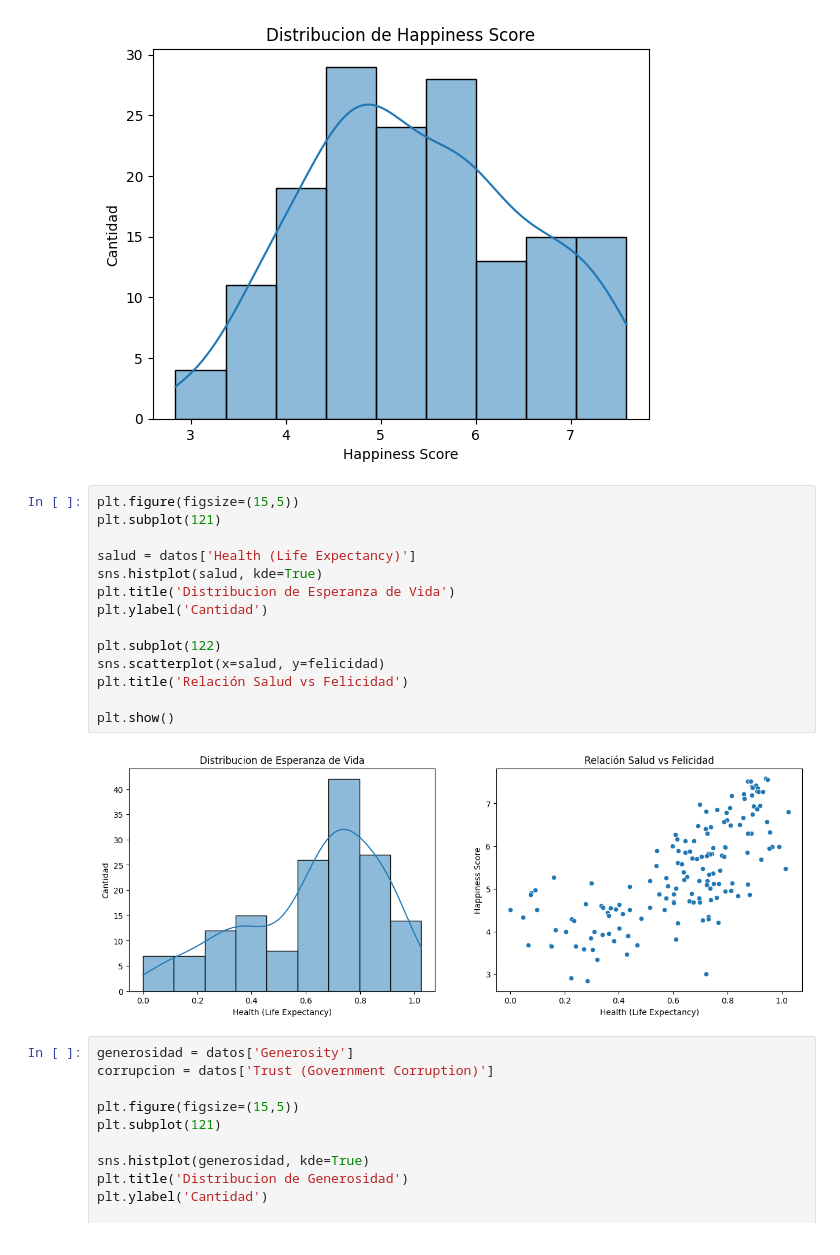
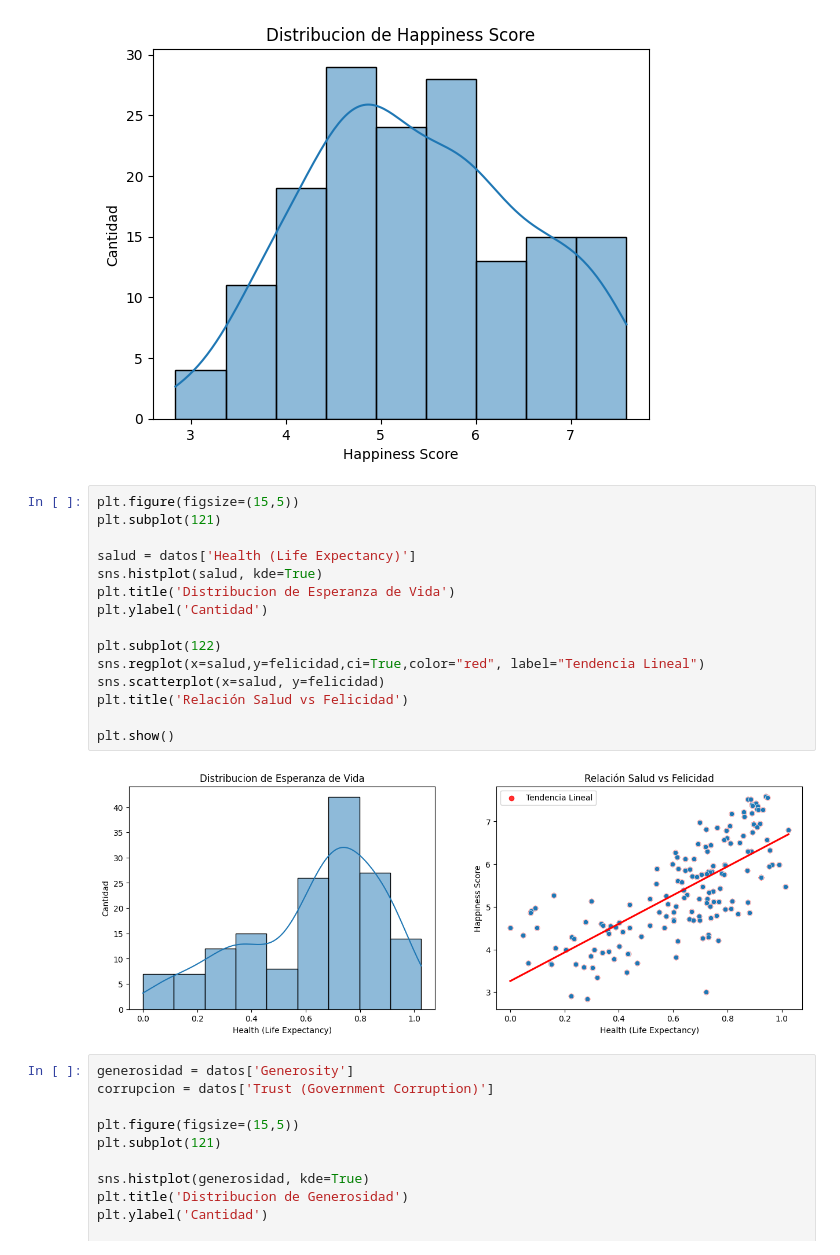
Before and after one commit to PapConAbrilar/Proyecto_Happiness, a Jupyter notebook: Proyecto.ipynb, the cells around one changed output. Cells and saved outputs as stored; diff of their text form.

```diff
--- a/Proyecto.ipynb
+++ b/Proyecto.ipynb
@@ -74,19 +74,20 @@ plt.show()
 # %%
 plt.figure(figsize=(15,5))
 plt.subplot(121)
 
 salud = datos['Health (Life Expectancy)']
 sns.histplot(salud, kde=True)
 plt.title('Distribucion de Esperanza de Vida')
 plt.ylabel('Cantidad')
 
 plt.subplot(122)
+sns.regplot(x=salud,y=felicidad,ci=True,color="red", label="Tendencia Lineal")
 sns.scatterplot(x=salud, y=felicidad)
 plt.title('Relación Salud vs Felicidad')
 
 plt.show()
 # %% [output]
-[figure, old version]
+[figure, new version]
 # %%
 generosidad = datos['Generosity']
 corrupcion = datos['Trust (Government Corruption)']
```
Also changed, not shown: parts of 3 cells of this notebook.
